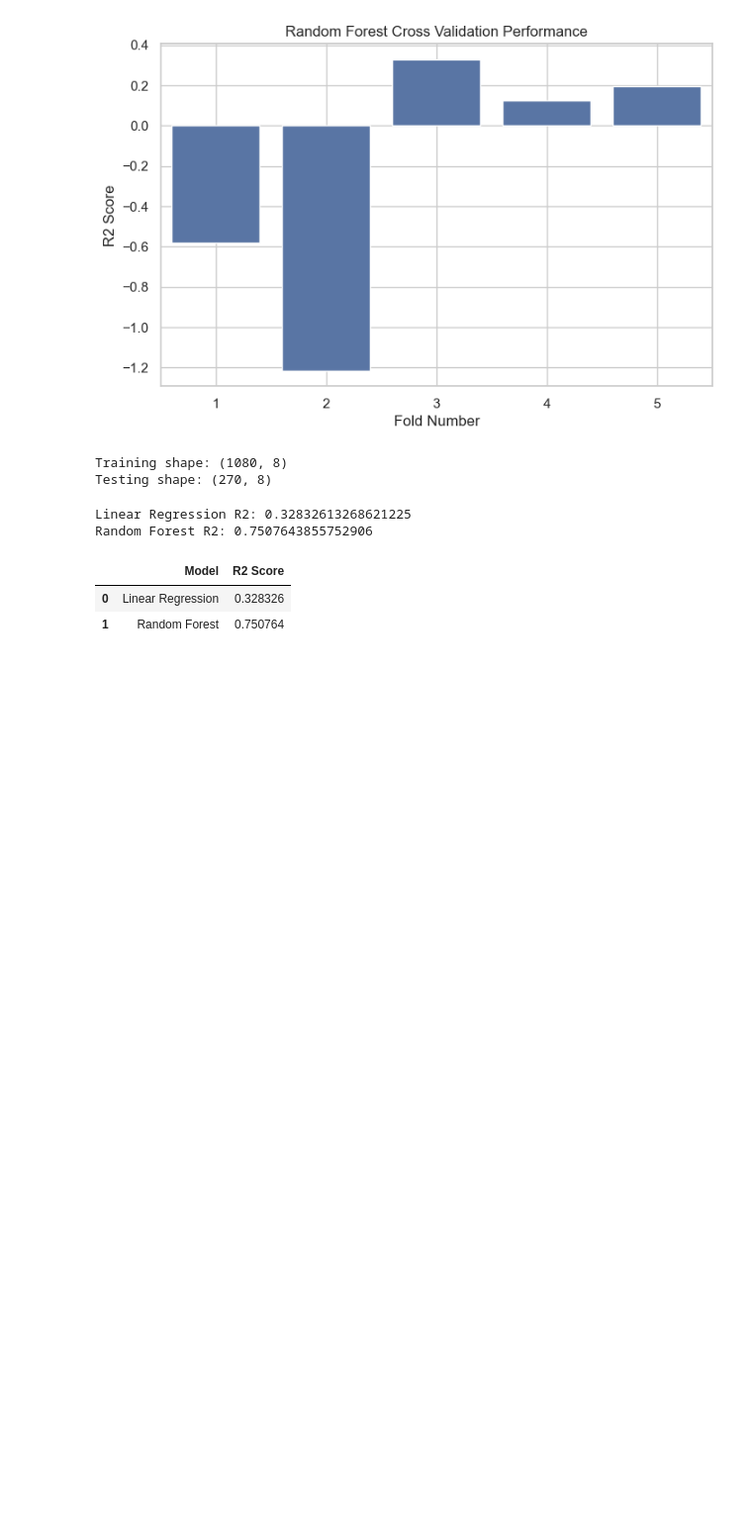
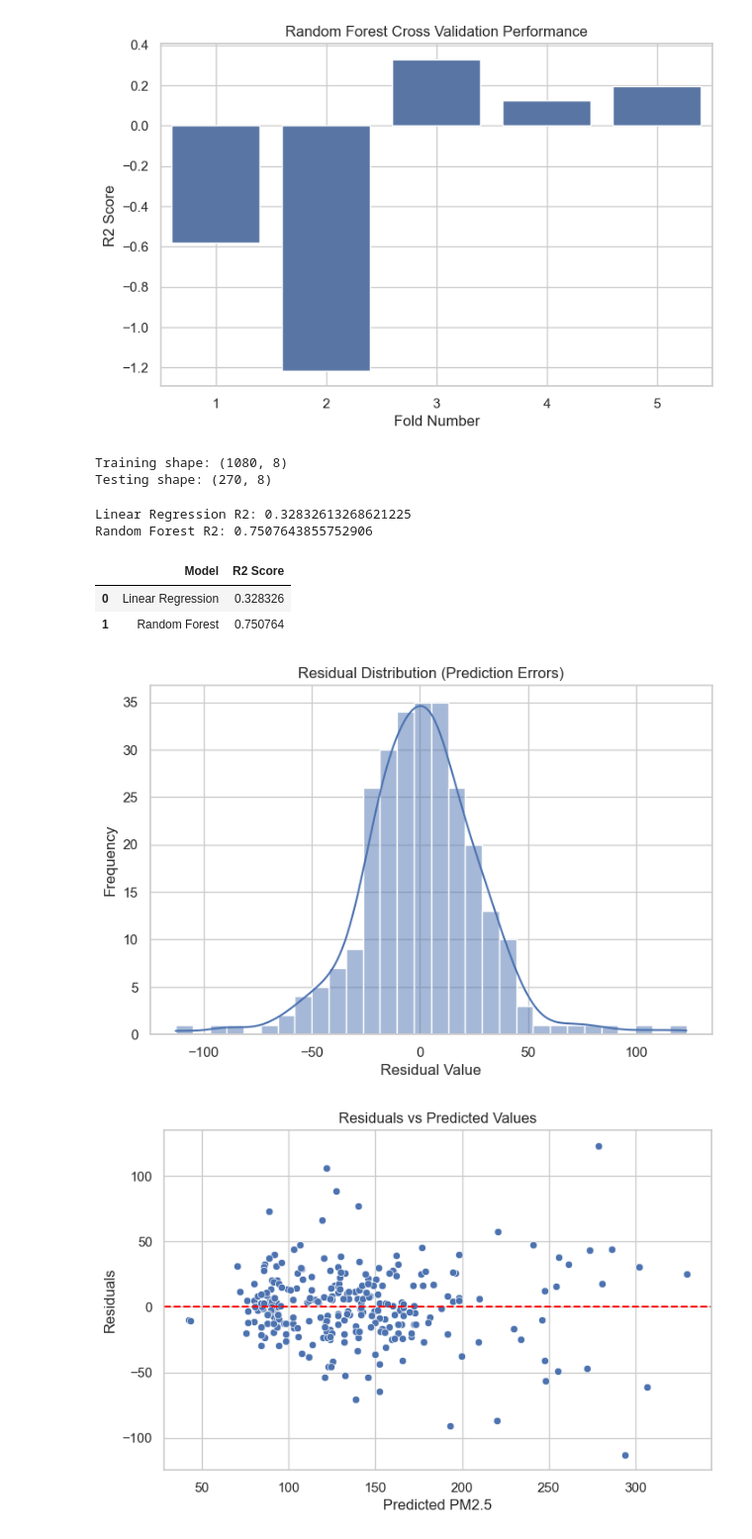
Before and after one commit to Bushra-Baloch/air-quality-prediction-ml-, a Jupyter notebook: air-quality-prediction-ml/notebooks/air_quality_analysis.ipynb, the cells around one changed output. Shown at 99% size. Drawn from its saved outputs; the diff is of its cells as text; code cells hidden in the pictures; blank space fills up the shorter version.

Commit message:
Added residual error analysis for Random Forest predictions

```diff
--- a/air-quality-prediction-ml/notebooks/air_quality_analysis.ipynb
+++ b/air-quality-prediction-ml/notebooks/air_quality_analysis.ipynb
@@ -1122,3 +1122,45 @@ Random Forest R2: 0.7507643855752906
 |  | Model | R2 Score |
 | 0 | Linear Regression | 0.328326 |
 | 1 | Random Forest | 0.750764 |
+# %%
+# Calculate residuals
+residuals = y_test - best_pred
+
+residuals.head()
+
+import matplotlib.pyplot as plt
+import seaborn as sns
+
+plt.figure(figsize=(8,5))
+
+sns.histplot(residuals, bins=30, kde=True)
+
+plt.title("Residual Distribution (Prediction Errors)")
+plt.xlabel("Residual Value")
+plt.ylabel("Frequency")
+
+plt.grid(True)
+
+plt.savefig("../images/residual_distribution.png")
+
+plt.show()
+
+plt.figure(figsize=(8,5))
+
+sns.scatterplot(x=best_pred, y=residuals)
+
+plt.axhline(0, color="red", linestyle="--")
+
+plt.xlabel("Predicted PM2.5")
+plt.ylabel("Residuals")
+
+plt.title("Residuals vs Predicted Values")
+
+plt.grid(True)
+
+plt.savefig("../images/residual_vs_predicted.png")
+
+plt.show()
+# %% [output]
+[figure, added]
+[figure, added]
```
